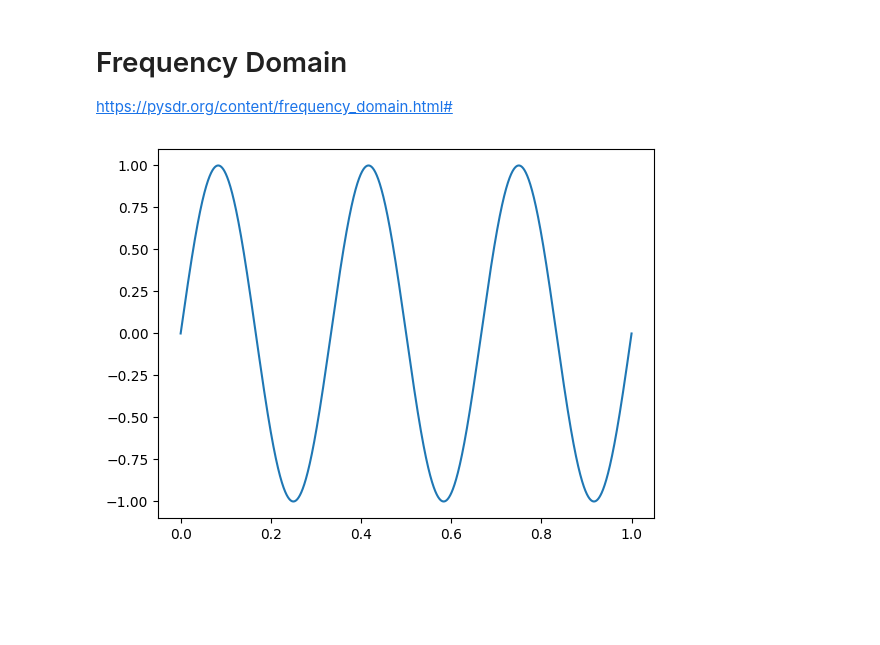
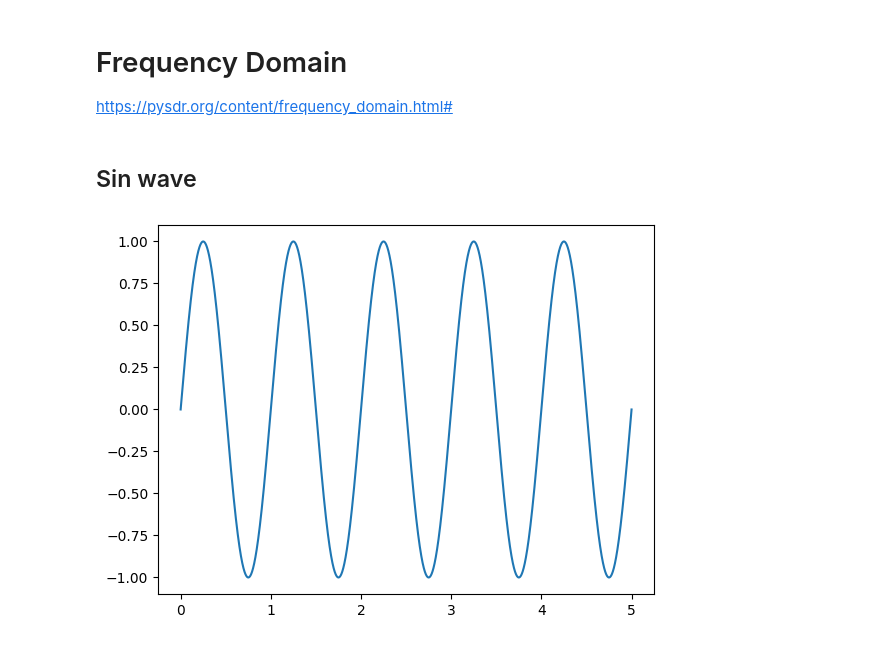
Before and after one commit to georgelviv/pysdr, a Jupyter notebook: pysdr/2-frequency.ipynb, the cells around one changed output. Cells and saved outputs as stored; diff of their text form; code cells hidden in the pictures; blank space fills up the shorter version.

Commit message:
update frequency properties

```diff
--- a/pysdr/2-frequency.ipynb
+++ b/pysdr/2-frequency.ipynb
@@ -2,18 +2,22 @@
 # Frequency Domain
 
 https://pysdr.org/content/frequency_domain.html#
+# %% [markdown]
+## Sin wave
 # %%
 import numpy as np
 import matplotlib.pyplot as plt
 
 sampling_rate = 1e6
-frequency = 3e6
-duration = 1
+frequency = 1e6
+duration = 5
+
+def get_x(f):
+  return np.sin(2 * np.pi * f * x / sampling_rate)
 
 x = np.linspace(0, duration, int(duration * sampling_rate))
-y = np.sin(2 * np.pi * frequency * x)
 
-plt.plot(x, y)
+plt.plot(x, get_x(frequency))
 plt.show()
 # %% [output]
-[figure, old version]
+[figure, new version]
```
Also changed, not shown: parts of 8 cells of this notebook, 2 other files.
